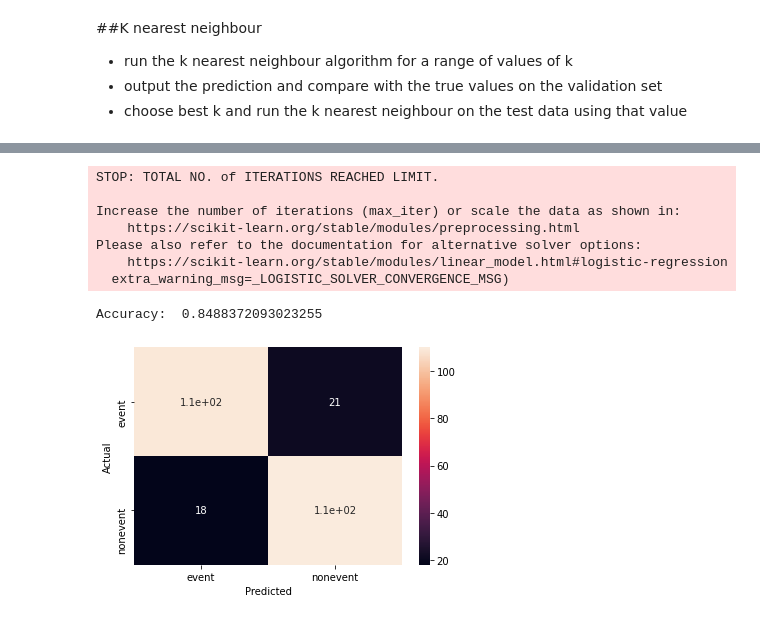
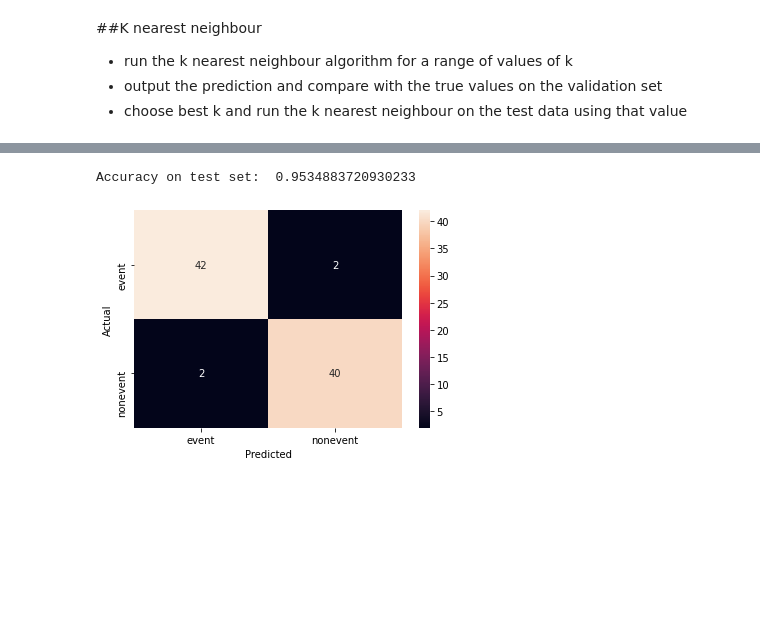
Before and after one commit to williwilliams3/TermProjectIML, a Jupyter notebook: Term_Project_Julia.ipynb, the cells around one changed output, grey strips where cells are left out. Drawn from its saved outputs; the diff is of its cells as text; code cells hidden in the pictures; blank space fills up the shorter version.

```diff
--- a/Term_Project_Julia.ipynb
+++ b/Term_Project_Julia.ipynb
@@ -32,11 +32,19 @@ npf_train = data_cleaner(npf_train_raw)
 X_train = npf_train.iloc[:,2:]
 y_train = npf_train["class2"]
 
+#import validation data
+npf_validation_raw = pd.read_csv("https://raw.githubusercontent.com/williwilliams3/TermProjectIML/master/data/validation.csv")
+npf_validation = data_cleaner(npf_validation_raw)
+
+#create feature array and target column for test data
+X_validation = npf_validation.iloc[:,2:]
+y_validation = npf_validation["class2"]
+
 #import test data
 npf_test_raw = pd.read_csv("https://raw.githubusercontent.com/williwilliams3/TermProjectIML/master/data/test.csv")
 npf_test = data_cleaner(npf_test_raw)
 
 #create feature array and target column for test data
-X_test = npf_train.iloc[:,2:]
-y_test = npf_train["class2"]
+X_test = npf_test.iloc[:,2:]
+y_test = npf_test["class2"]
 # %%
@@ -94,15 +123,20 @@ sns.heatmap(confusion_matrix, annot=True)
 # %%
+#repeat optimal k finding for multiclassifier
 #try multi classifiers with k nearest?
 
 y_train_multi = npf_train["class4"]
 
-y_test_multi = npf_train["class4"]
+y_test_multi = npf_test["class4"]
 
-knn = KNeighborsClassifier(n_neighbors=5)
+knn = KNeighborsClassifier(n_neighbors=13)
 knn.fit(X_train, y_train_multi)
+
 #predicted values for class2
 y_predictions_multi = knn.predict(X_test)
 
 confusion_matrix = pd.crosstab(y_test_multi, y_predictions_multi, rownames=['Actual'], colnames=['Predicted'])
 sns.heatmap(confusion_matrix, annot=True)
+
+
+print('accuracy for 13-NN on test set=', metrics.accuracy_score(y_test_multi, y_predictions_multi))
 # %% [output]
@@ -111,8 +145,4 @@ sns.heatmap(confusion_matrix, annot=True)
 # %%
-
-#run the same with optimal k = ...?
-#npf 'hidden' data set
-
 npf_test_hidden_raw = pd.read_csv("https://raw.githubusercontent.com/williwilliams3/TermProjectIML/master/data/npf_test_hidden.csv")
 npf_test_hidden = data_cleaner(npf_test_hidden_raw)
 
@@ -120,8 +150,8 @@ npf_test_hidden = data_cleaner(npf_test_hidden_raw)
 X_test_hidden = npf_test_hidden.iloc[:,2:]
 y_test_hidden = npf_test_hidden["class2"]
 
-#run algorithm for k=2
-knn = KNeighborsClassifier(n_neighbors=2)
+#run algorithm for k=13
+knn = KNeighborsClassifier(n_neighbors=13)
 #using the training data as before
 knn.fit(X_train, y_train)
 #predicted values for class2
@@ -149,31 +179,28 @@ print(y_predictions)
 # %%
 #logistic regression
-
+import seaborn as sns
 import pandas as pd
 from sklearn.linear_model import LogisticRegression
 from sklearn import metrics
 import matplotlib.pyplot as plt
 
+#normalise the X data
+from sklearn.preprocessing import StandardScaler
+X_train_norm = StandardScaler().fit_transform(X_train)
+X_test_norm = StandardScaler().fit_transform(X_test)
+
 #binary classifier with logistic regression
 logistic_regression= LogisticRegression()
-logistic_regression.fit(X_train,y_train)
-y_pred = logistic_regression.predict(X_test)
+logistic_regression.fit(X_train_norm,y_train)
+y_pred_lr = logistic_regression.predict(X_test_norm)
 
-confusion_matrix = pd.crosstab(y_test, y_pred, rownames=['Actual'], colnames=['Predicted'])
+confusion_matrix = pd.crosstab(y_test, y_pred_lr, rownames=['Actual'], colnames=['Predicted'])
 sns.heatmap(confusion_matrix, annot=True)
 
-print('Accuracy: ',metrics.accuracy_score(y_test, y_pred))
-plt.show()
+print('Accuracy on test set: ',metrics.accuracy_score(y_test, y_pred_lr))
 # %% [output]
-STOP: TOTAL NO. of ITERATIONS REACHED LIMIT.
-
-Increase the number of iterations (max_iter) or scale the data as shown in:
-    https://scikit-learn.org/stable/modules/preprocessing.html
-Please also refer to the documentation for alternative solver options:
-    https://scikit-learn.org/stable/modules/linear_model.html#logistic-regression
-  extra_warning_msg=_LOGISTIC_SOLVER_CONVERGENCE_MSG)
+Accuracy on test set:  0.9534883720930233
-Accuracy:  0.8488372093023255
-[figure, old version]
+[figure, new version]
 # %%
 #multivariate classifier with logistic regression
 
```
Also changed, not shown: parts of 7 cells of this notebook.
